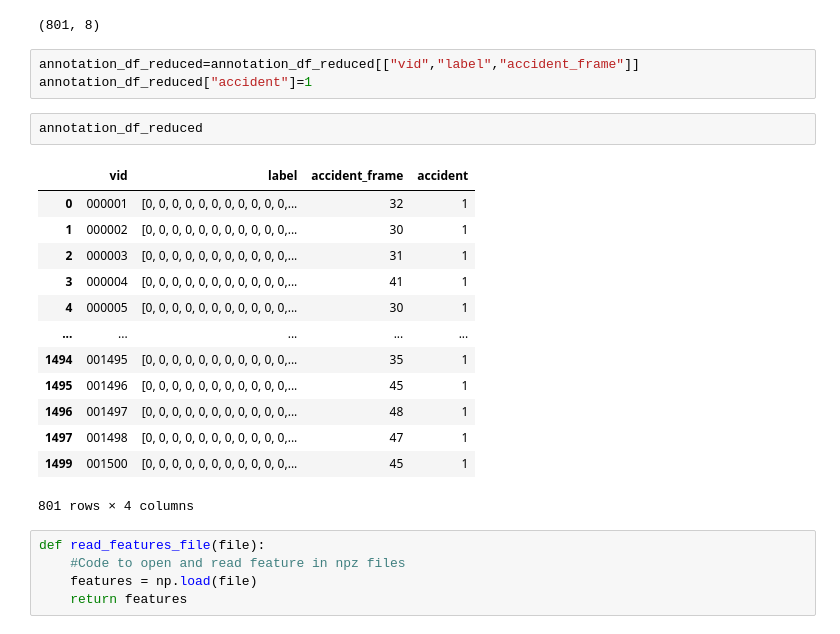
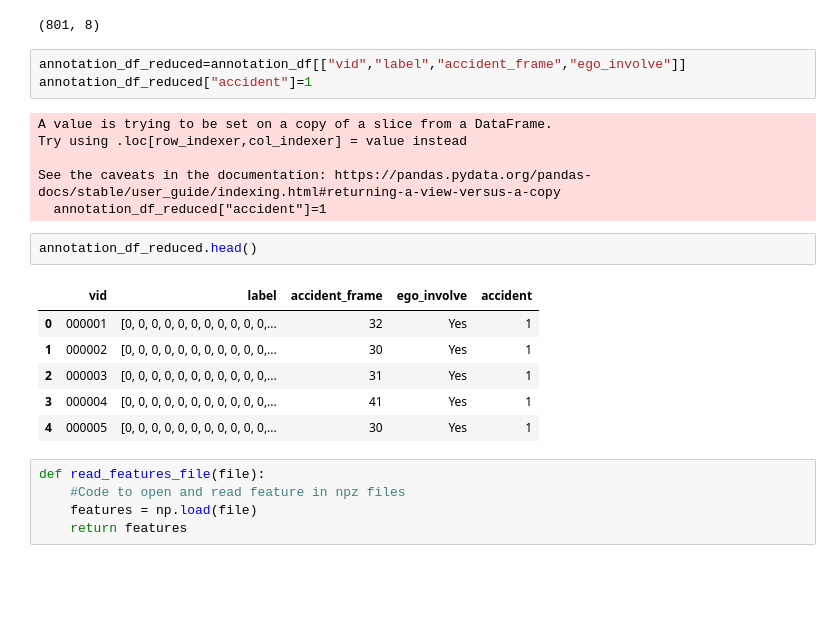
Before and after one commit to alexismarie8314/PFE_RECHERCHE_VOITURE, a Jupyter notebook: test.ipynb, the cells around one changed output. Cells and saved outputs as stored; diff of their text form; blank space fills up the shorter version.

```diff
--- a/test.ipynb
+++ b/test.ipynb
@@ -110,24 +112,23 @@ annotation_df_reduced.shape
 # %% [output]
 (801, 8)
 # %%
-annotation_df_reduced=annotation_df_reduced[["vid","label","accident_frame"]]
+annotation_df_reduced=annotation_df[["vid","label","accident_frame","ego_involve"]]
 annotation_df_reduced["accident"]=1
+# %% [output]
+A value is trying to be set on a copy of a slice from a DataFrame.
+Try using .loc[row_indexer,col_indexer] = value instead
+
+See the caveats in the documentation: https://pandas.pydata.org/pandas-docs/stable/user_guide/indexing.html#returning-a-view-versus-a-copy
+  annotation_df_reduced["accident"]=1
 # %%
-annotation_df_reduced
+annotation_df_reduced.head()
 # %% [output]
-|  | vid | label | accident_frame | accident |
-| 0 | 000001 | [0, 0, 0, 0, 0, 0, 0, 0, 0, 0, 0,... | 32 | 1 |
-| 1 | 000002 | [0, 0, 0, 0, 0, 0, 0, 0, 0, 0, 0,... | 30 | 1 |
-| 2 | 000003 | [0, 0, 0, 0, 0, 0, 0, 0, 0, 0, 0,... | 31 | 1 |
-| 3 | 000004 | [0, 0, 0, 0, 0, 0, 0, 0, 0, 0, 0,... | 41 | 1 |
-| 4 | 000005 | [0, 0, 0, 0, 0, 0, 0, 0, 0, 0, 0,... | 30 | 1 |
-| ... | ... | ... | ... | ... |
-| 1494 | 001495 | [0, 0, 0, 0, 0, 0, 0, 0, 0, 0, 0,... | 35 | 1 |
-| 1495 | 001496 | [0, 0, 0, 0, 0, 0, 0, 0, 0, 0, 0,... | 45 | 1 |
-| 1496 | 001497 | [0, 0, 0, 0, 0, 0, 0, 0, 0, 0, 0,... | 48 | 1 |
-| 1497 | 001498 | [0, 0, 0, 0, 0, 0, 0, 0, 0, 0, 0,... | 47 | 1 |
-| 1499 | 001500 | [0, 0, 0, 0, 0, 0, 0, 0, 0, 0, 0,... | 45 | 1 |
+|  | vid | label | accident_frame | ego_involve | accident |
+| 0 | 000001 | [0, 0, 0, 0, 0, 0, 0, 0, 0, 0, 0,... | 32 | Yes | 1 |
+| 1 | 000002 | [0, 0, 0, 0, 0, 0, 0, 0, 0, 0, 0,... | 30 | Yes | 1 |
+| 2 | 000003 | [0, 0, 0, 0, 0, 0, 0, 0, 0, 0, 0,... | 31 | Yes | 1 |
+| 3 | 000004 | [0, 0, 0, 0, 0, 0, 0, 0, 0, 0, 0,... | 41 | Yes | 1 |
+| 4 | 000005 | [0, 0, 0, 0, 0, 0, 0, 0, 0, 0, 0,... | 30 | Yes | 1 |
-801 rows × 4 columns
 # %%
 def read_features_file(file):
     #Code to open and read feature in npz files
```
Also changed, not shown: parts of 33 cells of this notebook.
